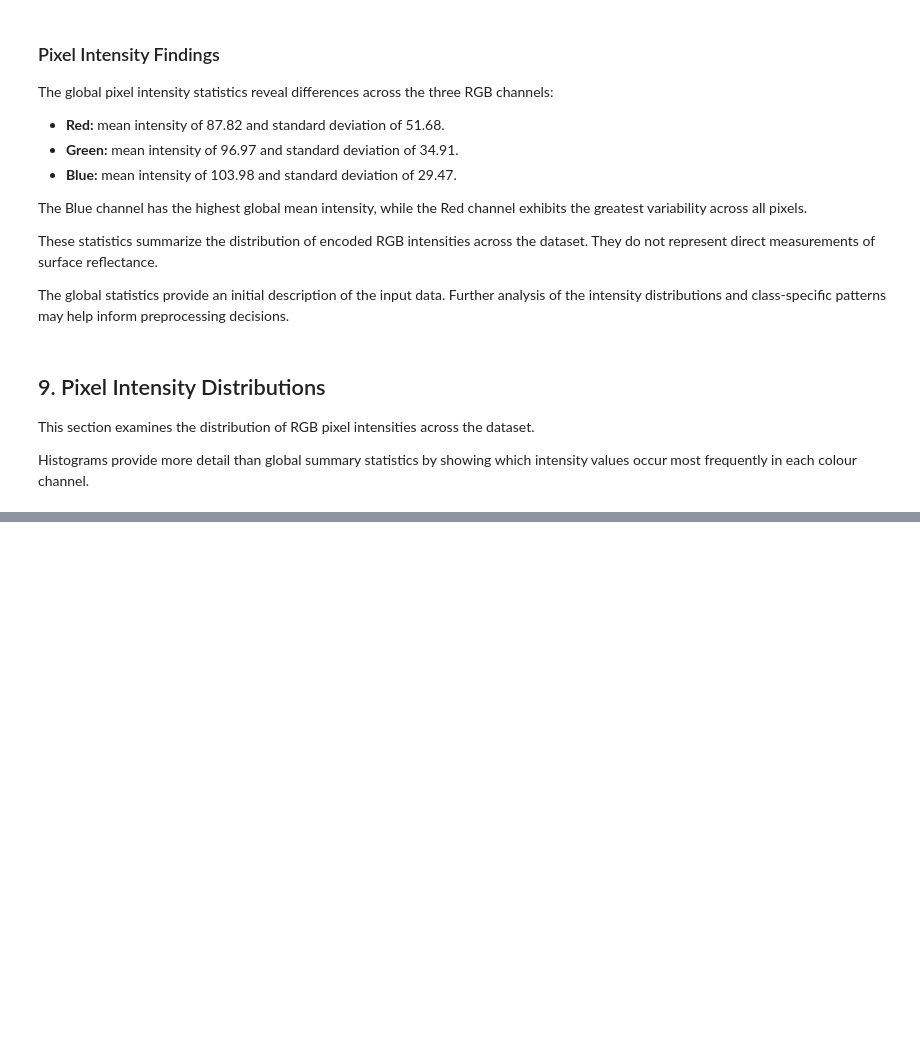
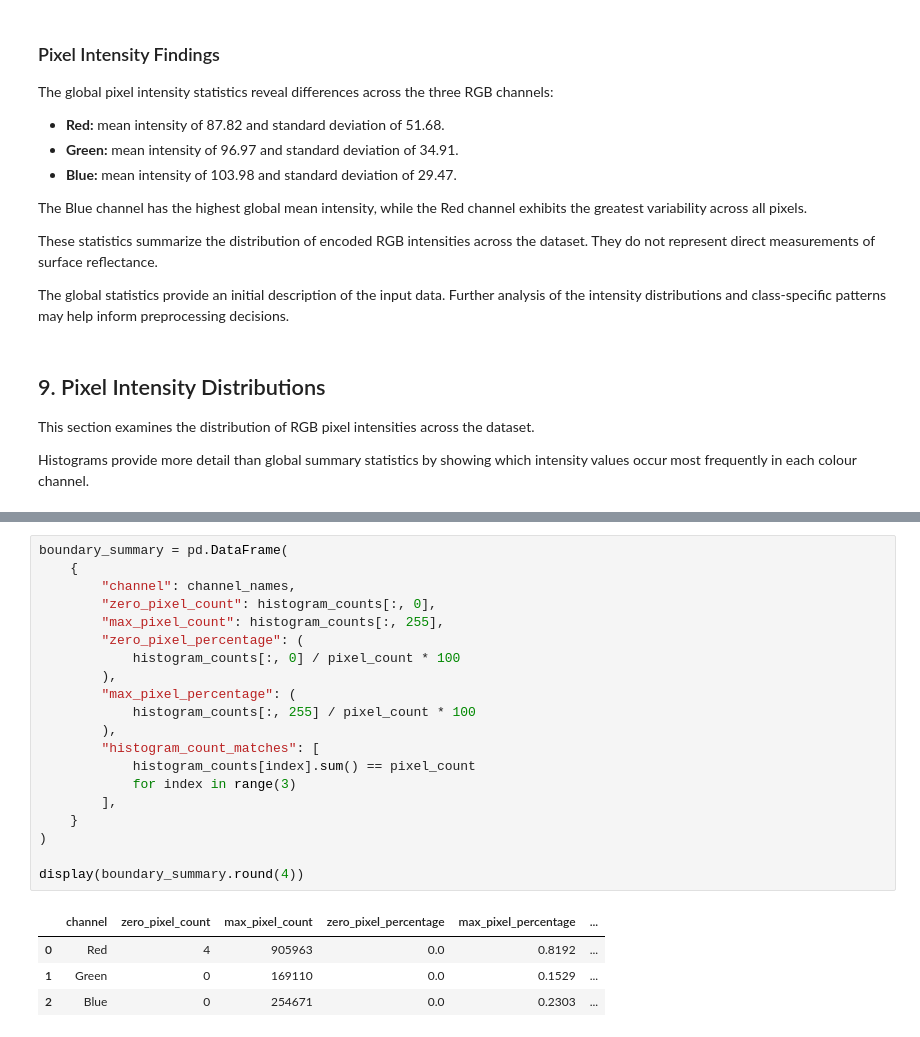
Before and after one commit to carlalamas13/landcover-lab, a Jupyter notebook: notebooks/01_data_exploration.ipynb, the cells around one changed output, grey strips where cells are left out. Drawn from its saved outputs; the diff is of its cells as text; blank space fills up the shorter version.

```diff
--- a/notebooks/01_data_exploration.ipynb
+++ b/notebooks/01_data_exploration.ipynb
@@ -479,0 +482,25 @@ plt.show()
+# %%
+boundary_summary = pd.DataFrame(
+    {
+        "channel": channel_names,
+        "zero_pixel_count": histogram_counts[:, 0],
+        "max_pixel_count": histogram_counts[:, 255],
+        "zero_pixel_percentage": (
+            histogram_counts[:, 0] / pixel_count * 100
+        ),
+        "max_pixel_percentage": (
+            histogram_counts[:, 255] / pixel_count * 100
+        ),
+        "histogram_count_matches": [
+            histogram_counts[index].sum() == pixel_count
+            for index in range(3)
+        ],
+    }
+)
+
+display(boundary_summary.round(4))
+# %% [output]
+|  | channel | zero_pixel_count | max_pixel_count | zero_pixel_percentage | max_pixel_percentage | ... |
+| 0 | Red | 4 | 905963 | 0.0 | 0.8192 | ... |
+| 1 | Green | 0 | 169110 | 0.0 | 0.1529 | ... |
+| 2 | Blue | 0 | 254671 | 0.0 | 0.2303 | ... |
```
Also changed, not shown: parts of 3 cells of this notebook, 3 other files.
